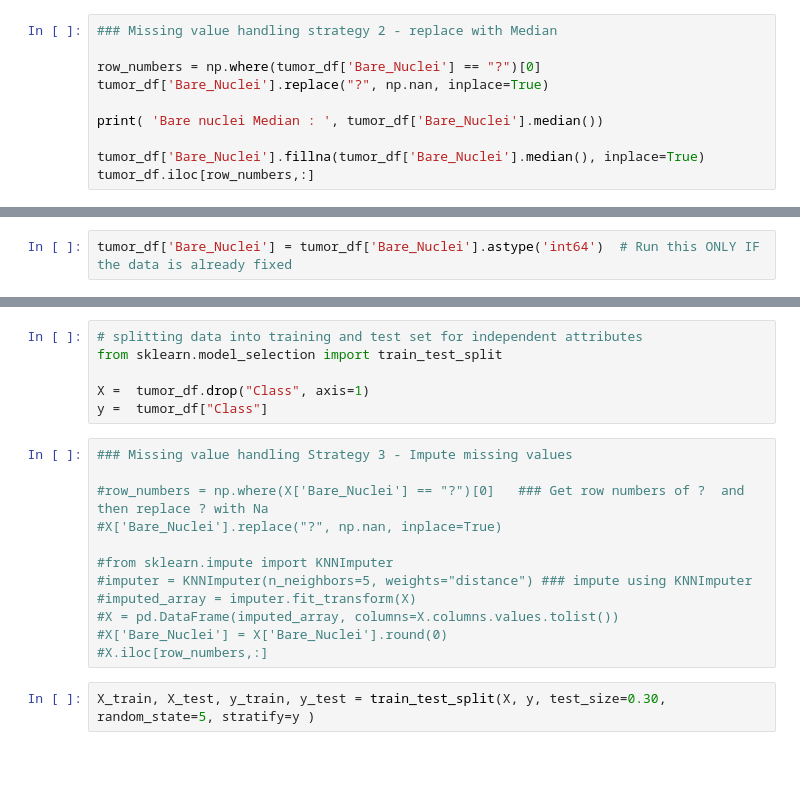
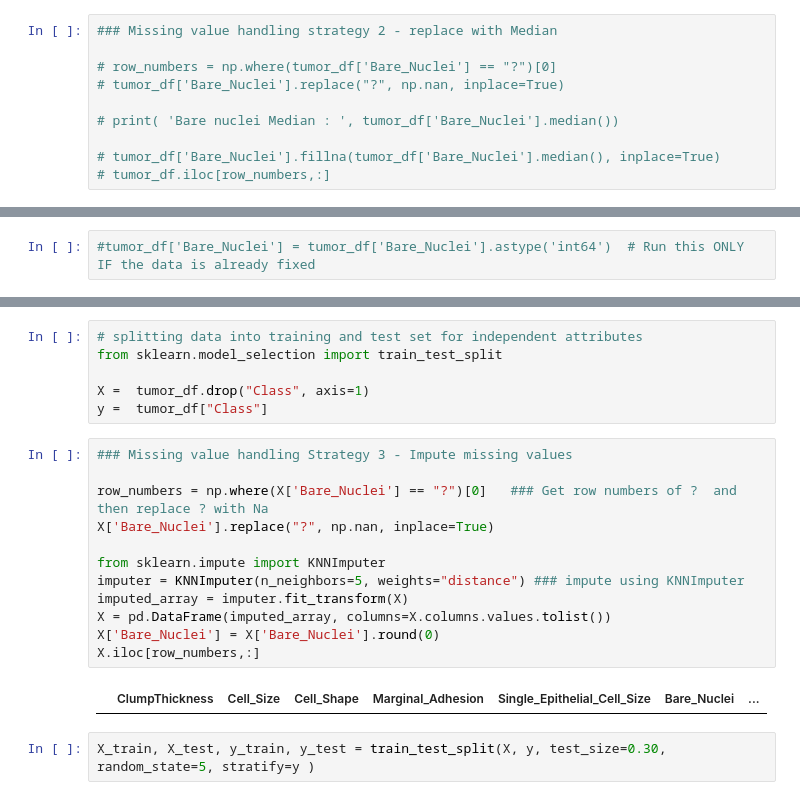
Before and after one commit to sumanthtatipamula/Machine-Learning, a Jupyter notebook: Algorithms/Naive_Bayes/NaiveBayes_Tumor.ipynb, the cells around one changed output, grey strips where cells are left out. Drawn from its saved outputs; the diff is of its cells as text; blank space fills up the shorter version.

```diff
--- a/Algorithms/Naive_Bayes/NaiveBayes_Tumor.ipynb
+++ b/Algorithms/Naive_Bayes/NaiveBayes_Tumor.ipynb
@@ -111,10 +111,10 @@ tumor_df[tumor_df['Bare_Nuclei'] == "?"]
 # %%
 ### Missing value handling strategy 2 - replace with Median
 
-row_numbers = np.where(tumor_df['Bare_Nuclei'] == "?")[0]
-tumor_df['Bare_Nuclei'].replace("?", np.nan, inplace=True)
+# row_numbers = np.where(tumor_df['Bare_Nuclei'] == "?")[0]
+# tumor_df['Bare_Nuclei'].replace("?", np.nan, inplace=True)
 
-print( 'Bare nuclei Median : ', tumor_df['Bare_Nuclei'].median())
+# print( 'Bare nuclei Median : ', tumor_df['Bare_Nuclei'].median())
 
-tumor_df['Bare_Nuclei'].fillna(tumor_df['Bare_Nuclei'].median(), inplace=True)
-tumor_df.iloc[row_numbers,:]
+# tumor_df['Bare_Nuclei'].fillna(tumor_df['Bare_Nuclei'].median(), inplace=True)
+# tumor_df.iloc[row_numbers,:]
@@ -159,7 +140,7 @@ Data columns (total 11 columns):
 dtypes: int64(10), object(1)
 memory usage: 60.2+ KB
 # %%
-tumor_df['Bare_Nuclei'] = tumor_df['Bare_Nuclei'].astype('int64')  # Run this ONLY IF the data is already fixed
+#tumor_df['Bare_Nuclei'] = tumor_df['Bare_Nuclei'].astype('int64')  # Run this ONLY IF the data is already fixed
 # %%
 tumor_df = tumor_df.drop("ID", axis=1)
 # %%
@@ -193,15 +174,17 @@ y =  tumor_df["Class"]
 # %%
 ### Missing value handling Strategy 3 - Impute missing values
 
-#row_numbers = np.where(X['Bare_Nuclei'] == "?")[0]   ### Get row numbers of ?  and then replace ? with Na
-#X['Bare_Nuclei'].replace("?", np.nan, inplace=True)
+row_numbers = np.where(X['Bare_Nuclei'] == "?")[0]   ### Get row numbers of ?  and then replace ? with Na
+X['Bare_Nuclei'].replace("?", np.nan, inplace=True)
 
-#from sklearn.impute import KNNImputer
-#imputer = KNNImputer(n_neighbors=5, weights="distance") ### impute using KNNImputer
-#imputed_array = imputer.fit_transform(X)
-#X = pd.DataFrame(imputed_array, columns=X.columns.values.tolist())
-#X['Bare_Nuclei'] = X['Bare_Nuclei'].round(0)
-#X.iloc[row_numbers,:]
+from sklearn.impute import KNNImputer
+imputer = KNNImputer(n_neighbors=5, weights="distance") ### impute using KNNImputer
+imputed_array = imputer.fit_transform(X)
+X = pd.DataFrame(imputed_array, columns=X.columns.values.tolist())
+X['Bare_Nuclei'] = X['Bare_Nuclei'].round(0)
+X.iloc[row_numbers,:]
+# %% [output]
+|  | ClumpThickness | Cell_Size | Cell_Shape | Marginal_Adhesion | Single_Epithelial_Cell_Size | Bare_Nuclei | ... |
 # %%
 X_train, X_test, y_train, y_test = train_test_split(X, y, test_size=0.30, random_state=5, stratify=y )
 # %%
```
Also changed, not shown: parts of 3 cells of this notebook.
